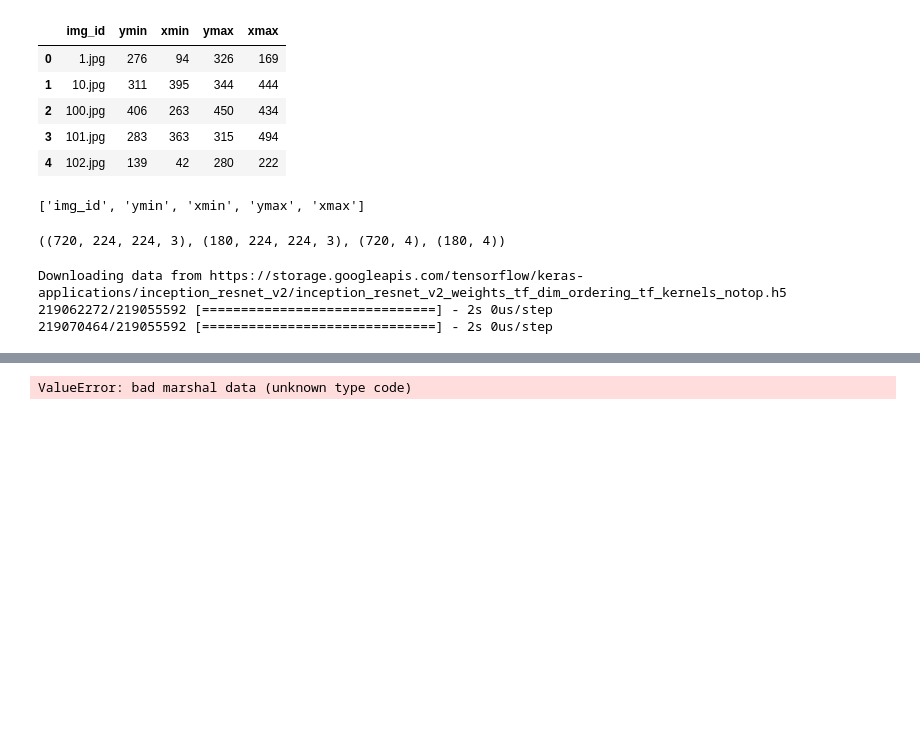
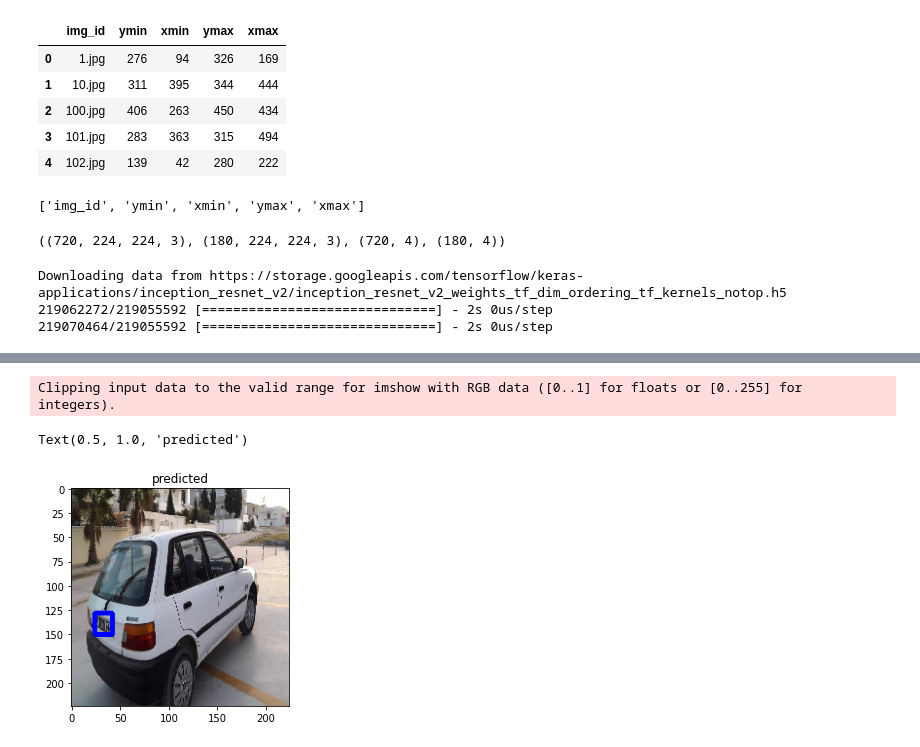
Before and after one commit to not-lain/licence-plate-detector, a Jupyter notebook: test.ipynb, the cells around one changed output, grey strips where cells are left out. Drawn from its saved outputs; the diff is of its cells as text; code cells hidden in the pictures; blank space fills up the shorter version.

Commit message:
model + prediction example

```diff
--- a/test.ipynb
+++ b/test.ipynb
@@ -50,6 +54,6 @@ targethight=224
 # %%
 import pandas as pd
-df = pd.read_csv("license_plates_detection_train.csv")
+df = pd.read_csv("/content/Project 2/license_plates_detection_train.csv")
 df.head()
 # %% [output]
 |  | img_id | ymin | xmin | ymax | xmax |
@@ -205,4 +175,28 @@ model.save('./model.h5')
 # %%
-test = tf.keras.models.load_model('./model (1).h5')
+test = tf.keras.models.load_model('/content/model.h5')
-# %% [output]
-ValueError: bad marshal data (unknown type code)
+# %%
+def process_output(directory,model):
+  # Prepprocesing
+  load_image = load_img(image,target_size=(224,224))
+  load_image_arr = img_to_array(load_image)
+  img = load_image_arr/255.0 # Normalization
+  X = np.array(img)
+  X = X.reshape((-1, 224, 224, 3))
+  #prediction
+  l = model.predict(X)
+  nxmin,nxmax,nymin,nymax = l[0]
+  nxmin = int(nxmin*224)
+  nxmax = int(nxmax*224)
+  nymin = int(nymin*224)
+  nymax = int(nymax*224)
+  return img,nxmin,nxmax,nymin,nymax
+# %%
+img,nxmin,nxmax,nymin,nymax  = process_output("./images/license_plates_detection_train/1.jpg",test)
+# %%
+img1 = cv2.rectangle(img,(nxmin,nymin),(nxmax,nymax),(0,0,255),3)
+plt.imshow(img1)
+plt.title("predicted")
+# %% [output]
+Clipping input data to the valid range for imshow with RGB data ([0..1] for floats or [0..255] for integers).
+Text(0.5, 1.0, 'predicted')
+[figure, added]
```
Also changed, not shown: parts of 8 cells of this notebook.
